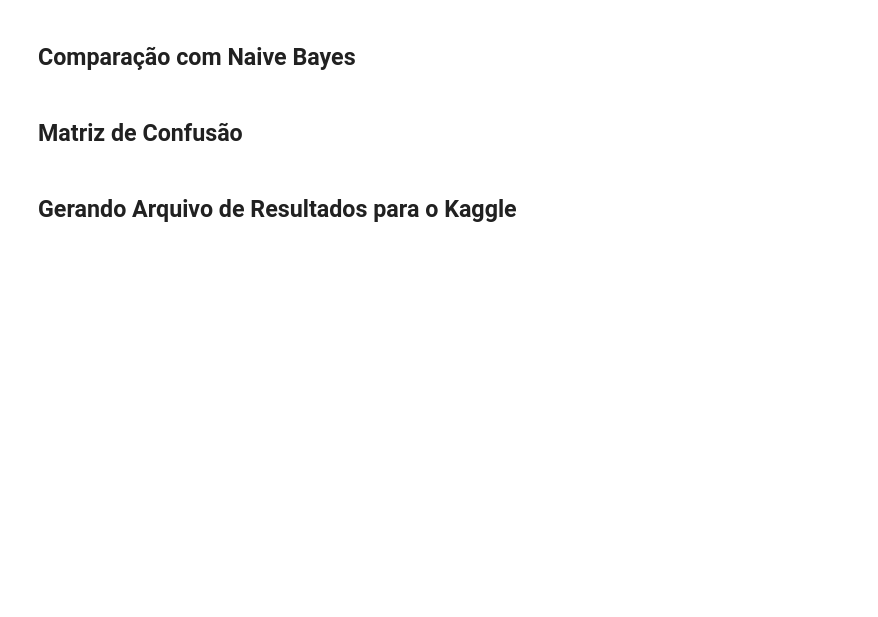
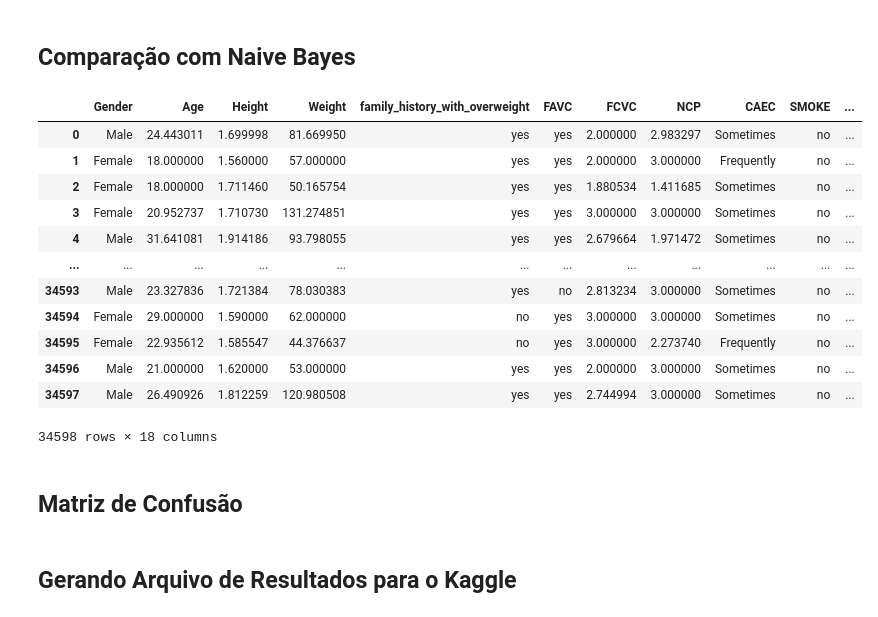
Before and after one commit to BarbaraCerqueira/Prediction-Obesity-Risk, a Jupyter notebook: prediction_obesity_risk.ipynb, the cells around one changed output. Drawn from its saved outputs; the diff is of its cells as text; code cells hidden in the pictures; blank space fills up the shorter version.

```diff
--- a/prediction_obesity_risk.ipynb
+++ b/prediction_obesity_risk.ipynb
@@ -157,5 +213,21 @@ for field in numerical_data:
 # %% [markdown]
 ## Comparação com Naive Bayes
+# %%
+df
+# %% [output]
+|  | Gender | Age | Height | Weight | family_history_with_overweight | FAVC | FCVC | NCP | CAEC | SMOKE | ... |
+| 0 | Male | 24.443011 | 1.699998 | 81.669950 | yes | yes | 2.000000 | 2.983297 | Sometimes | no | ... |
+| 1 | Female | 18.000000 | 1.560000 | 57.000000 | yes | yes | 2.000000 | 3.000000 | Frequently | no | ... |
+| 2 | Female | 18.000000 | 1.711460 | 50.165754 | yes | yes | 1.880534 | 1.411685 | Sometimes | no | ... |
+| 3 | Female | 20.952737 | 1.710730 | 131.274851 | yes | yes | 3.000000 | 3.000000 | Sometimes | no | ... |
+| 4 | Male | 31.641081 | 1.914186 | 93.798055 | yes | yes | 2.679664 | 1.971472 | Sometimes | no | ... |
+| ... | ... | ... | ... | ... | ... | ... | ... | ... | ... | ... | ... |
+| 34593 | Male | 23.327836 | 1.721384 | 78.030383 | yes | no | 2.813234 | 3.000000 | Sometimes | no | ... |
+| 34594 | Female | 29.000000 | 1.590000 | 62.000000 | no | yes | 3.000000 | 3.000000 | Sometimes | no | ... |
+| 34595 | Female | 22.935612 | 1.585547 | 44.376637 | no | yes | 3.000000 | 2.273740 | Frequently | no | ... |
+| 34596 | Male | 21.000000 | 1.620000 | 53.000000 | yes | yes | 2.000000 | 3.000000 | Sometimes | no | ... |
+| 34597 | Male | 26.490926 | 1.812259 | 120.980508 | yes | yes | 2.744994 | 3.000000 | Sometimes | no | ... |
+34598 rows × 18 columns
 # %% [markdown]
 ## Matriz de Confusão
 # %% [markdown]
```
Also changed, not shown: parts of 10 cells of this notebook.
